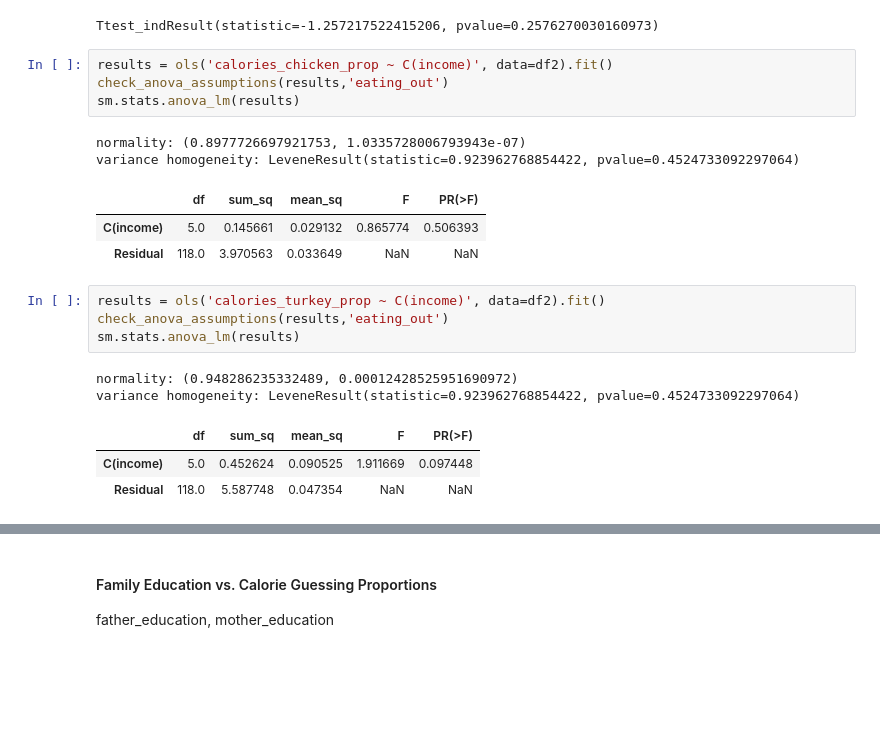
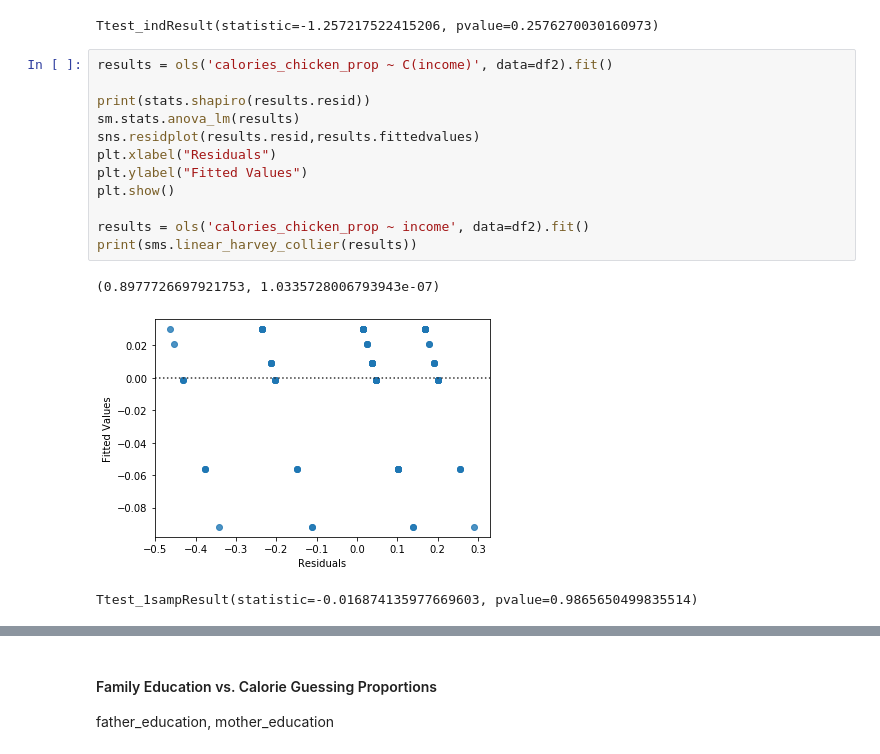
Before and after one commit to tiffanyhsu001/Stats131_FinalProject, a Jupyter notebook: Exploratory_analysis.ipynb, the cells around one changed output, grey strips where cells are left out. Cells and saved outputs as stored; diff of their text form; blank space fills up the shorter version.

```diff
--- a/Exploratory_analysis.ipynb
+++ b/Exploratory_analysis.ipynb
@@ -155,23 +173,19 @@ stats.ttest_ind(income1,income6, equal_var = False)
 # %% [output]
 Checking equal var: 2.113990328340599
 Ttest_indResult(statistic=-1.257217522415206, pvalue=0.2576270030160973)
-# %%
-results = ols('calories_chicken_prop ~ C(income)', data=df2).fit()
-check_anova_assumptions(results,'eating_out')
-sm.stats.anova_lm(results)
-# %% [output]
-normality: (0.8977726697921753, 1.0335728006793943e-07)
-variance homogeneity: LeveneResult(statistic=0.923962768854422, pvalue=0.4524733092297064)
-|  | df | sum_sq | mean_sq | F | PR(>F) |
-| C(income) | 5.0 | 0.145661 | 0.029132 | 0.865774 | 0.506393 |
-| Residual | 118.0 | 3.970563 | 0.033649 | NaN | NaN |
-# %%
-results = ols('calories_turkey_prop ~ C(income)', data=df2).fit()
-check_anova_assumptions(results,'eating_out')
-sm.stats.anova_lm(results)
-# %% [output]
-normality: (0.948286235332489, 0.00012428525951690972)
-variance homogeneity: LeveneResult(statistic=0.923962768854422, pvalue=0.4524733092297064)
-|  | df | sum_sq | mean_sq | F | PR(>F) |
-| C(income) | 5.0 | 0.452624 | 0.090525 | 1.911669 | 0.097448 |
-| Residual | 118.0 | 5.587748 | 0.047354 | NaN | NaN |
+# %%
+results = ols('calories_chicken_prop ~ C(income)', data=df2).fit()
+
+print(stats.shapiro(results.resid))
+sm.stats.anova_lm(results)
+sns.residplot(results.resid,results.fittedvalues)
+plt.xlabel("Residuals")
+plt.ylabel("Fitted Values")
+plt.show()
+
+results = ols('calories_chicken_prop ~ income', data=df2).fit()
+print(sms.linear_harvey_collier(results))
+# %% [output]
+(0.8977726697921753, 1.0335728006793943e-07)
+[figure, added]
+Ttest_1sampResult(statistic=-0.016874135977669603, pvalue=0.9865650499835514)
```
Also changed, not shown: parts of 40 cells of this notebook.
